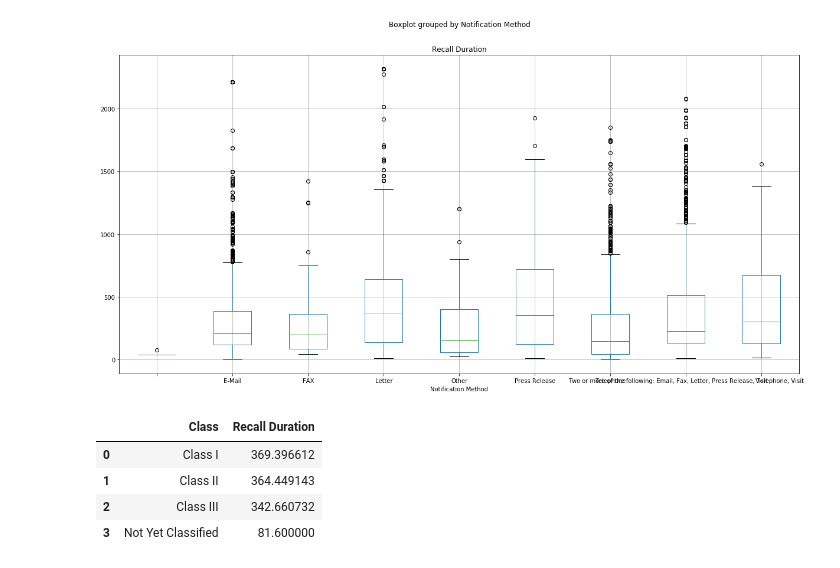
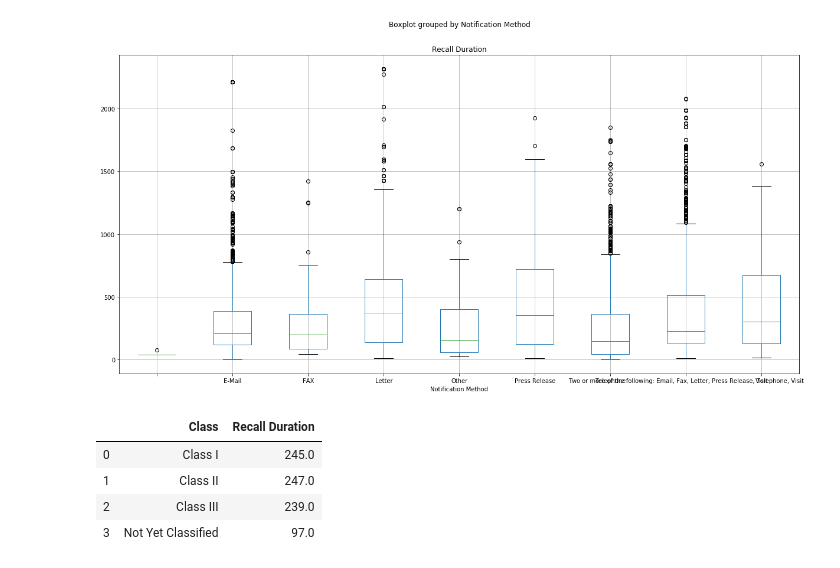
Before and after one commit to shuotang642/Group-2-Project-1, a Jupyter notebook: FDA.ipynb, the cells around one changed output. Drawn from its saved outputs; the diff is of its cells as text; code cells hidden in the pictures.

```diff
--- a/FDA.ipynb
+++ b/FDA.ipynb
@@ -79,11 +82,11 @@ clean_df.boxplot("Recall Duration", by = "Notification Method", figsize = (20,10
 <matplotlib.axes._subplots.AxesSubplot at 0x...>
 [figure]
 # %%
-mean = clean_df.groupby('Class')['Recall Duration'].mean().reset_index()
+mean = clean_df.groupby('Class')['Recall Duration'].median().reset_index()
 mean.head()
 # %% [output]
 |  | Class | Recall Duration |
-| 0 | Class I | 369.396612 |
-| 1 | Class II | 364.449143 |
-| 2 | Class III | 342.660732 |
-| 3 | Not Yet Classified | 81.600000 |
+| 0 | Class I | 245.0 |
+| 1 | Class II | 247.0 |
+| 2 | Class III | 239.0 |
+| 3 | Not Yet Classified | 97.0 |
```
Also changed, not shown: parts of 26 cells of this notebook.
